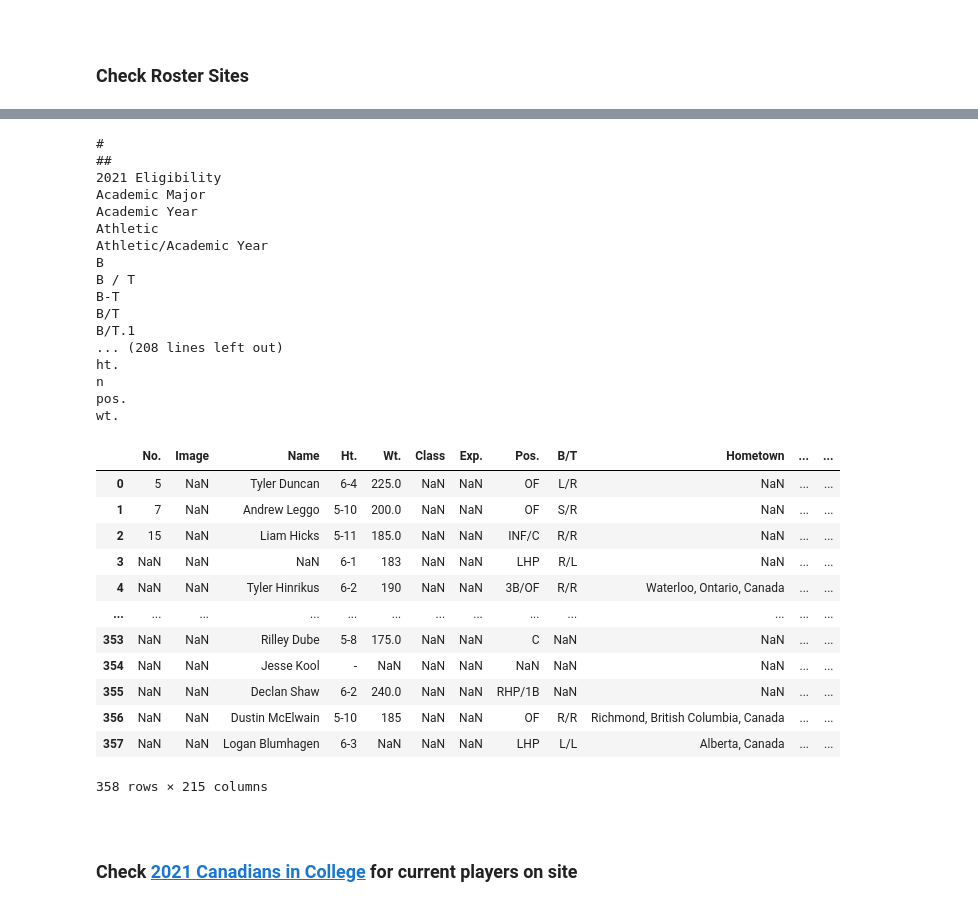
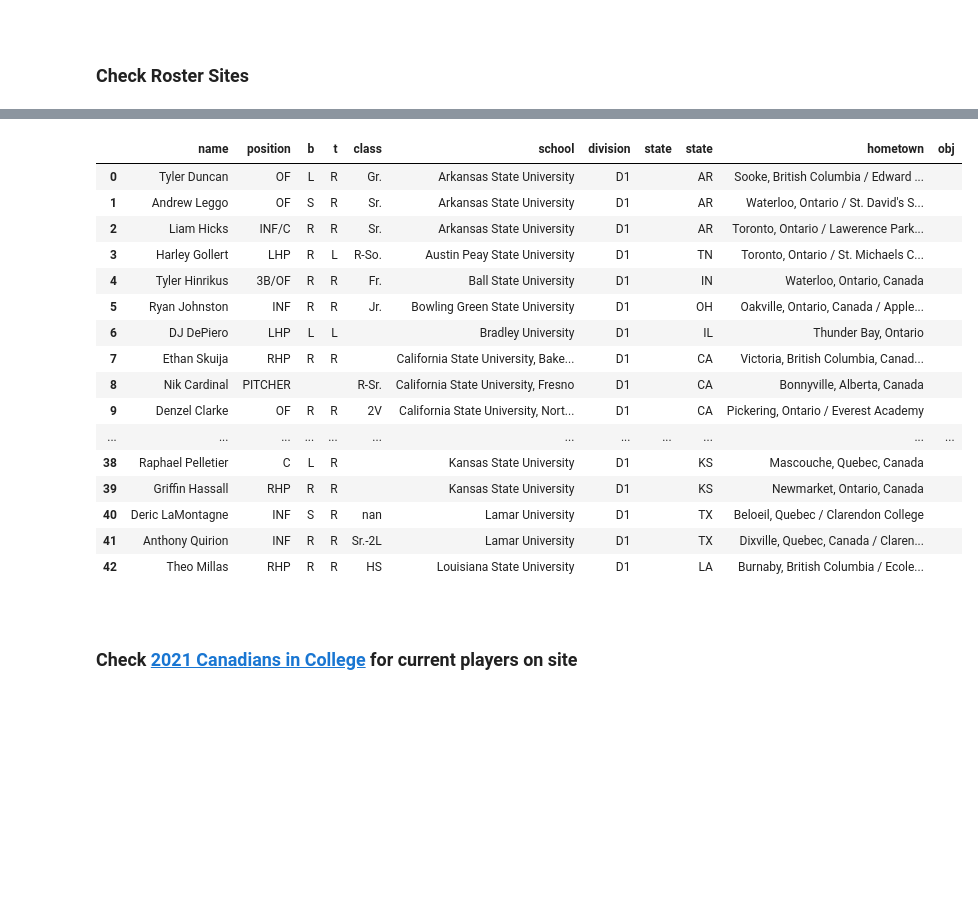
Before and after one commit to peteb206/pete_berryman_baseball, a Jupyter notebook: Projects/Canadian_Baseball_Network/Scrape_Canadian_Baseball_Network.ipynb, the cells around one changed output, grey strips where cells are left out. Saved outputs shown, nothing was run; the diff lists cells and outputs as text; code cells hidden in the pictures; blank space fills up the shorter version.

Commit message:
format output nicely
format output nicely

```diff
--- a/Projects/Canadian_Baseball_Network/Scrape_Canadian_Baseball_Network.ipynb
+++ b/Projects/Canadian_Baseball_Network/Scrape_Canadian_Baseball_Network.ipynb
@@ -29,5 +37,5 @@ import canadian_baseball_network_scrape as cbn
 ### Check Roster Sites
 # %%
 schools_df = pd.read_csv('roster_pages.csv')
-df_lists = rs.iterate_over_schools(schools_df, debug = True)
+df_lists = rs.iterate_over_schools(schools_df.head(100), debug = True)
 # %% [output]
@@ -51,40 +59,3 @@ rk University Gilbert                            |    66   |     1     | http://
 # %%
 roster_df_list = df_lists[0]
-canadians_df_list = df_lists[1]
+canadians_dict_list = df_lists[1]
-# %%
-rs.print_cols(roster_df_list)
-# %% [output]
-#
-##
-2021 Eligibility
-Academic Major
-Academic Year
-Athletic
-Athletic/Academic Year
-B
-B / T
-B-T
-B/T
-B/T.1
-... (208 lines left out)
-ht.
-n
-pos.
-wt.
-# %%
-canadians_df = pd.concat(canadians_df_list, ignore_index=True)
-canadians_df
-# %% [output]
-|  | No. | Image | Name | Ht. | Wt. | Class | Exp. | Pos. | B/T | Hometown | ... | ... |
-| 0 | 5 | NaN | Tyler Duncan | 6-4 | 225.0 | NaN | NaN | OF | L/R | NaN | ... | ... |
-| 1 | 7 | NaN | Andrew Leggo | 5-10 | 200.0 | NaN | NaN | OF | S/R | NaN | ... | ... |
-| 2 | 15 | NaN | Liam Hicks | 5-11 | 185.0 | NaN | NaN | INF/C | R/R | NaN | ... | ... |
-| 3 | NaN | NaN | NaN | 6-1 | 183 | NaN | NaN | LHP | R/L | NaN | ... | ... |
-| 4 | NaN | NaN | Tyler Hinrikus | 6-2 | 190 | NaN | NaN | 3B/OF | R/R | Waterloo, Ontario, Canada | ... | ... |
-| ... | ... | ... | ... | ... | ... | ... | ... | ... | ... | ... | ... | ... |
-| 353 | NaN | NaN | Rilley Dube | 5-8 | 175.0 | NaN | NaN | C | NaN | NaN | ... | ... |
-| 354 | NaN | NaN | Jesse Kool | - | NaN | NaN | NaN | NaN | NaN | NaN | ... | ... |
-| 355 | NaN | NaN | Declan Shaw | 6-2 | 240.0 | NaN | NaN | RHP/1B | NaN | NaN | ... | ... |
-| 356 | NaN | NaN | Dustin McElwain | 5-10 | 185 | NaN | NaN | OF | R/R | Richmond, British Columbia, Canada | ... | ... |
-| 357 | NaN | NaN | Logan Blumhagen | 6-3 | NaN | NaN | NaN | LHP | L/L | Alberta, Canada | ... | ... |
-358 rows × 215 columns
@@ -91,3 +65,25 @@ canadians_df
+# %%
+canadians_df = rs.format_df(canadians_dict_list, schools_df)
+canadians_df.to_csv('canadians.csv', index=False)
+canadians_df
+# %% [output]
+|  | name | position | b | t | class | school | division | state | state | hometown | obj |
+| 0 | Tyler Duncan | OF | L | R | Gr. | Arkansas State University | D1 |  | AR | Sooke, British Columbia / Edward ... |  |
+| 1 | Andrew Leggo | OF | S | R | Sr. | Arkansas State University | D1 |  | AR | Waterloo, Ontario / St. David's S... |  |
+| 2 | Liam Hicks | INF/C | R | R | Sr. | Arkansas State University | D1 |  | AR | Toronto, Ontario / Lawerence Park... |  |
+| 3 | Harley Gollert | LHP | R | L | R-So. | Austin Peay State University | D1 |  | TN | Toronto, Ontario / St. Michaels C... |  |
+| 4 | Tyler Hinrikus | 3B/OF | R | R | Fr. | Ball State University | D1 |  | IN | Waterloo, Ontario, Canada |  |
+| 5 | Ryan Johnston | INF | R | R | Jr. | Bowling Green State University | D1 |  | OH | Oakville, Ontario, Canada / Apple... |  |
+| 6 | DJ DePiero | LHP | L | L |  | Bradley University | D1 |  | IL | Thunder Bay, Ontario |  |
+| 7 | Ethan Skuija | RHP | R | R |  | California State University, Bake... | D1 |  | CA | Victoria, British Columbia, Canad... |  |
+| 8 | Nik Cardinal | PITCHER |  |  | R-Sr. | California State University, Fresno | D1 |  | CA | Bonnyville, Alberta, Canada |  |
+| 9 | Denzel Clarke | OF | R | R | 2V | California State University, Nort... | D1 |  | CA | Pickering, Ontario / Everest Academy |  |
+| ... | ... | ... | ... | ... | ... | ... | ... | ... | ... | ... | ... |
+| 38 | Raphael Pelletier | C | L | R |  | Kansas State University | D1 |  | KS | Mascouche, Quebec, Canada |  |
+| 39 | Griffin Hassall | RHP | R | R |  | Kansas State University | D1 |  | KS | Newmarket, Ontario, Canada |  |
+| 40 | Deric LaMontagne | INF | S | R | nan | Lamar University | D1 |  | TX | Beloeil, Quebec / Clarendon College |  |
+| 41 | Anthony Quirion | INF | R | R | Sr.-2L | Lamar University | D1 |  | TX | Dixville, Quebec, Canada / Claren... |  |
+| 42 | Theo Millas | RHP | R | R | HS | Louisiana State University | D1 |  | LA | Burnaby, British Columbia / Ecole... |  |
 # %% [markdown]
 &nbsp;
 ### Check [2021 Canadians in College](https://www.canadianbaseballnetwork.com/canadians-in-college/2021-canadians-in-college) for current players on site
```
Also changed, not shown: parts of 4 cells of this notebook, 4 other files.
